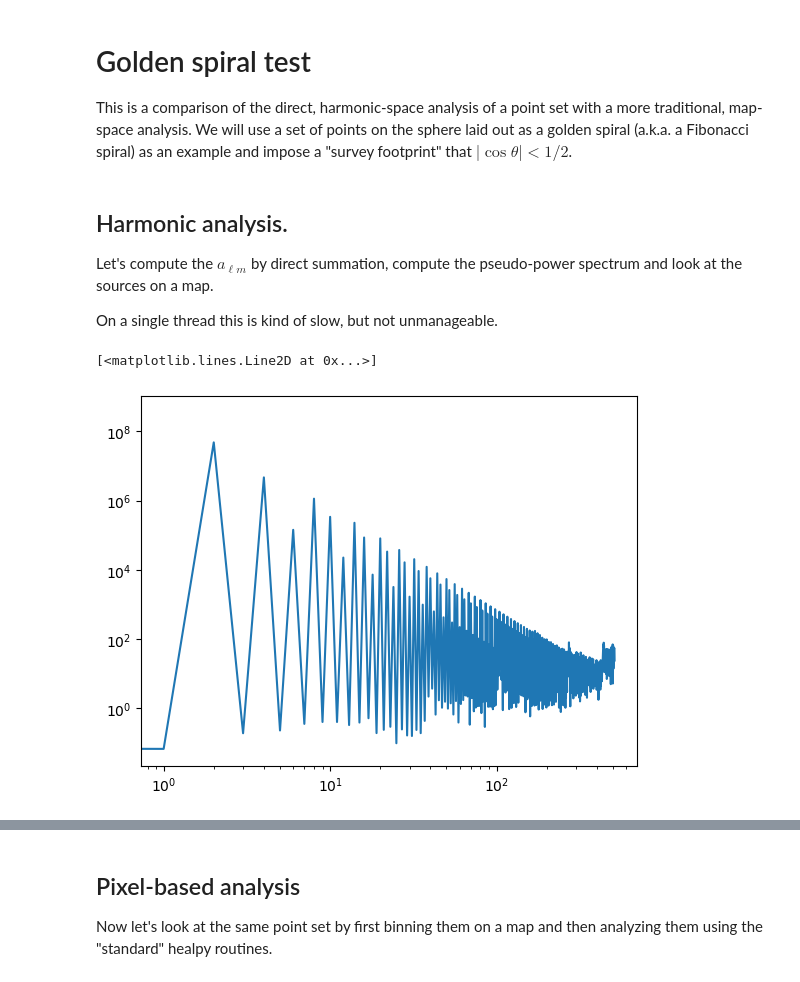
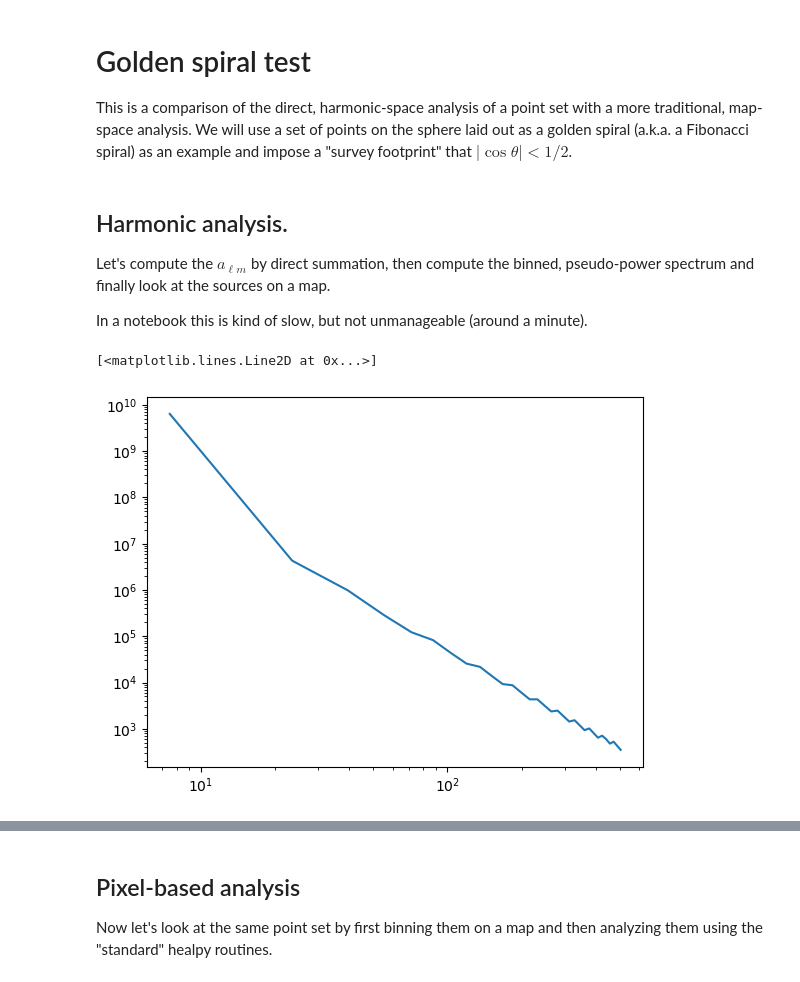
Before and after one commit to martinjameswhite/directsht, a Jupyter notebook: notebooks/golden_spiral.ipynb, the cells around one changed output, grey strips where cells are left out. Saved outputs shown, nothing was run; the diff lists cells and outputs as text; code cells hidden in the pictures.

```diff
--- a/notebooks/golden_spiral.ipynb
+++ b/notebooks/golden_spiral.ipynb
@@ -20,35 +20,43 @@ Nx   = 2048+1
 xmax = 5.0/8.0
 #
 sht= DirectSHT(Nl,Nx,xmax)
+# %%
+# Set up a "binning matrix" that combines adjacent
+# ells into coarser bins.
+NperBin = 2**4
+bins    = np.zeros( (Nl//NperBin,Nl) )
+for i in range(0,Nl,NperBin):
+    bins[i//NperBin,i:i+NperBin] = 1/float(NperBin)
 # %%
 # Code to lay down N points in a golden spiral (a.k.a. Fibonacci spiral).
-def golden_spiral(Npnt):
+def golden_spiral(Npnt,cosmax=0.5):
     """Returns (theta,phi) for Npnt points in a golden spiral."""
     grat  = 0.5*(1 + np.sqrt(5.)) # Golden ratio.
     kk    = np.arange(Npnt,dtype='float64')
-    phi   = 2*np.pi*kk / grat
-    theta = np.arccos(1 - (2*kk+1)/Npnt)
-    return( (theta,phi) )
+    phi   = 2*np.pi*( (kk/grat)%1 )
+    theta = np.arccos(cosmax*(1-(2*kk+1)/Npnt))
+    wt    = np.ones(Npnt)
+    return( (theta,phi,wt) )
 # %%
 # Generate points and cut to the "observed region".
-npnt = 131072
-thetas,phis = golden_spiral(npnt)
-ww   = np.nonzero( np.abs(np.cos(thetas))<0.5 )[0]
-thetas,phis = thetas[ww],phis[ww]
-wts  = np.ones_like(thetas)
+npnt = 2**20 # About a million points.
+thetas,phis,wts = golden_spiral(npnt)
 # %% [markdown]
 ## Harmonic analysis.
 
-Let's compute the $a_{\ell m}$ by direct summation, compute the pseudo-power spectrum and look at the sources on a map.
+Let's compute the $a_{\ell m}$ by direct summation, then compute the binned, pseudo-power spectrum and finally look at the sources on a map.
 
-On a single thread this is kind of slow, but not unmanageable.
+In a notebook this is kind of slow, but not unmanageable (around a minute).
 # %%
 halm = sht(thetas,phis,wts)
 hcl  = hp.alm2cl(halm)
+# Bin them up.
+ell = np.dot(bins,np.arange(Nl))
+hcl = np.dot(bins,hcl)
 # %%
-# Let's just plot them.
-plt.loglog(hcl)
+# Let's just plot the angular power spectrum so we know what we've got.
+plt.loglog(ell,hcl)
 # %% [output]
 [<matplotlib.lines.Line2D at 0x...>]
-[figure, old version]
+[figure, new version]
 # %%
```
Also changed, not shown: parts of 4 cells of this notebook.
